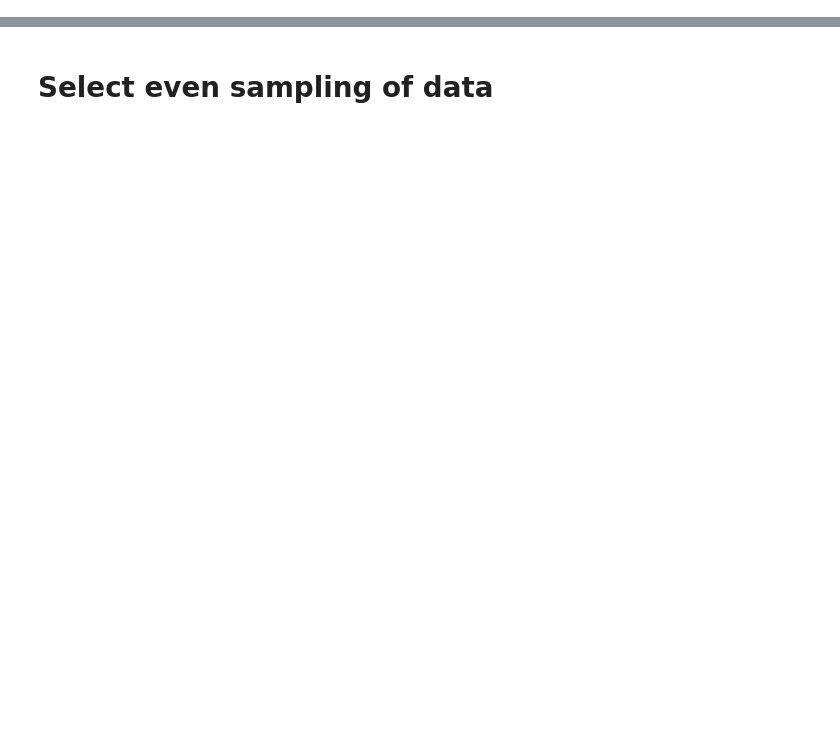
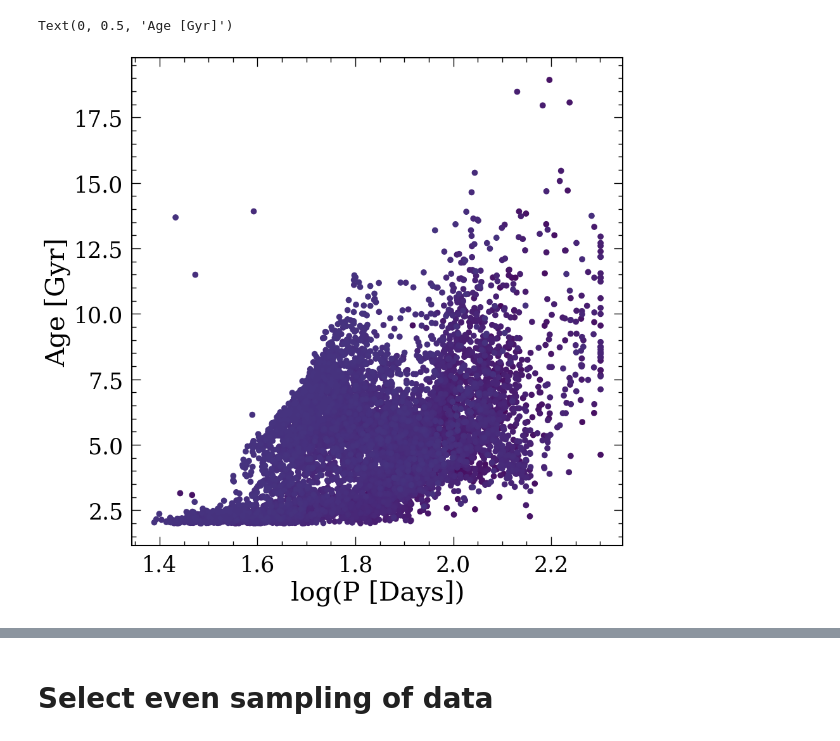
Before and after one commit to lyx12311/GP_gyro, a Jupyter notebook: GP_fit.ipynb, the cells around one changed output, grey strips where cells are left out. Drawn from its saved outputs; the diff is of its cells as text; code cells hidden in the pictures; blank space fills up the shorter version.

```diff
--- a/GP_fit.ipynb
+++ b/GP_fit.ipynb
@@ -103,0 +123,10 @@ ztf['kin_age'].hist()
+# %%
+teffsel = [3000, 3500]
+m = (ztf['teff_calc']>teffsel[0])&(ztf['teff_calc']<teffsel[1])
+plt.scatter(ztf['Prot_log'][m], ztf['kin_age'][m], c=ztf['teff_calc'][m],
+           vmin=2900, vmax=7000)
+plt.xlabel('log(P [Days])')
+plt.ylabel('Age [Gyr]')
+# %% [output]
+Text(0, 0.5, 'Age [Gyr]')
+[figure, added]
```
Also changed, not shown: parts of 79 cells of this notebook.
